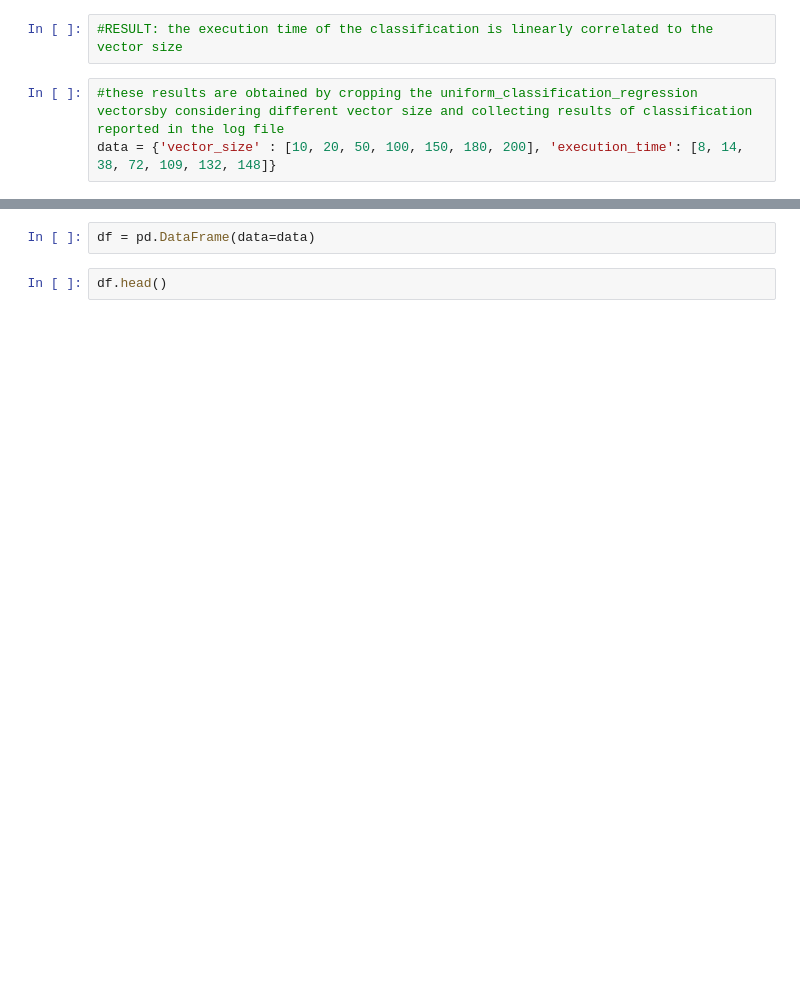
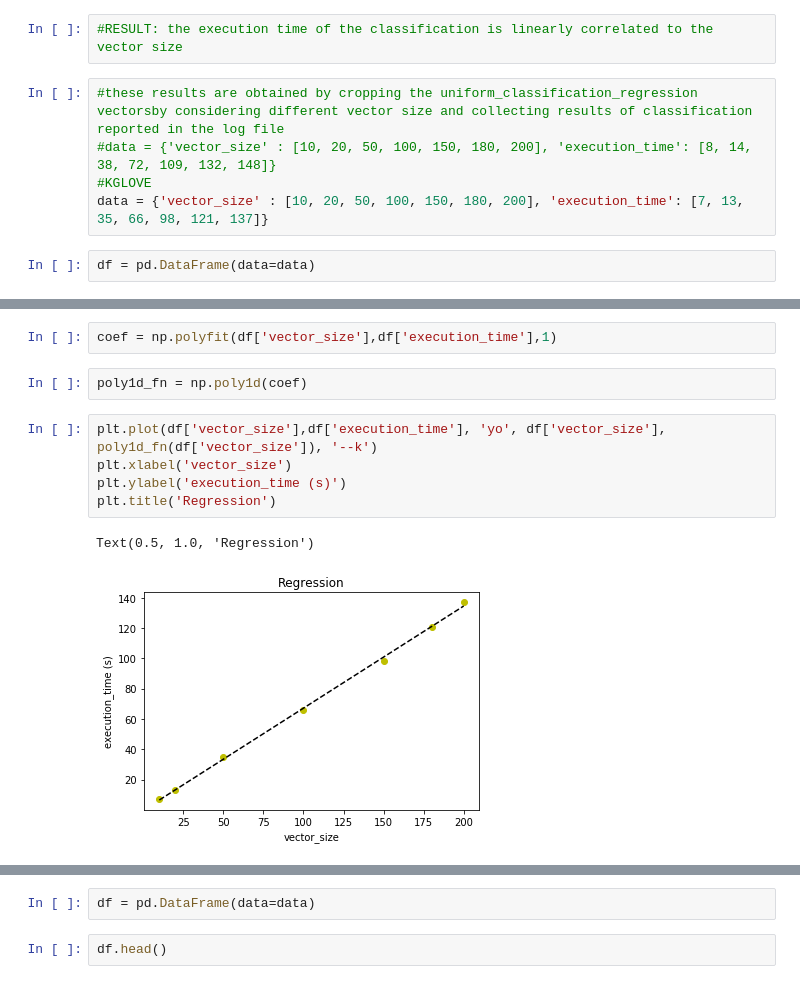
Before and after one commit to mariaangelapellegrino/Evaluation-Framework, a Jupyter notebook: test_vectorSize/test_vectorSize_interpretation.ipynb, the cells around one changed output, grey strips where cells are left out. Saved outputs shown, nothing was run; the diff lists cells and outputs as text; blank space fills up the shorter version.

```diff
--- a/test_vectorSize/test_vectorSize_interpretation.ipynb
+++ b/test_vectorSize/test_vectorSize_interpretation.ipynb
@@ -35,4 +63,8 @@ Text(0.5, 1.0, 'Classification')
 #RESULT: the execution time of the classification is linearly correlated to the vector size
 # %%
 #these results are obtained by cropping the uniform_classification_regression vectorsby considering different vector size and collecting results of classification reported in the log file
-data = {'vector_size' : [10, 20, 50, 100, 150, 180, 200], 'execution_time': [8, 14, 38, 72, 109, 132, 148]}
+#data = {'vector_size' : [10, 20, 50, 100, 150, 180, 200], 'execution_time': [8, 14, 38, 72, 109, 132, 148]}
+#KGLOVE
+data = {'vector_size' : [10, 20, 50, 100, 150, 180, 200], 'execution_time': [7, 13, 35, 66, 98, 121, 137]}
+# %%
+df = pd.DataFrame(data=data)
@@ -38,0 +80,12 @@ data = {'vector_size' : [10, 20, 50, 100, 150, 180, 200], 'execution_time': [8,
+# %%
+coef = np.polyfit(df['vector_size'],df['execution_time'],1)
+# %%
+poly1d_fn = np.poly1d(coef)
+# %%
+plt.plot(df['vector_size'],df['execution_time'], 'yo', df['vector_size'], poly1d_fn(df['vector_size']), '--k')
+plt.xlabel('vector_size')
+plt.ylabel('execution_time (s)')
+plt.title('Regression')
+# %% [output]
+Text(0.5, 1.0, 'Regression')
+[figure, added]
```
Also changed, not shown: parts of 13 cells of this notebook.
